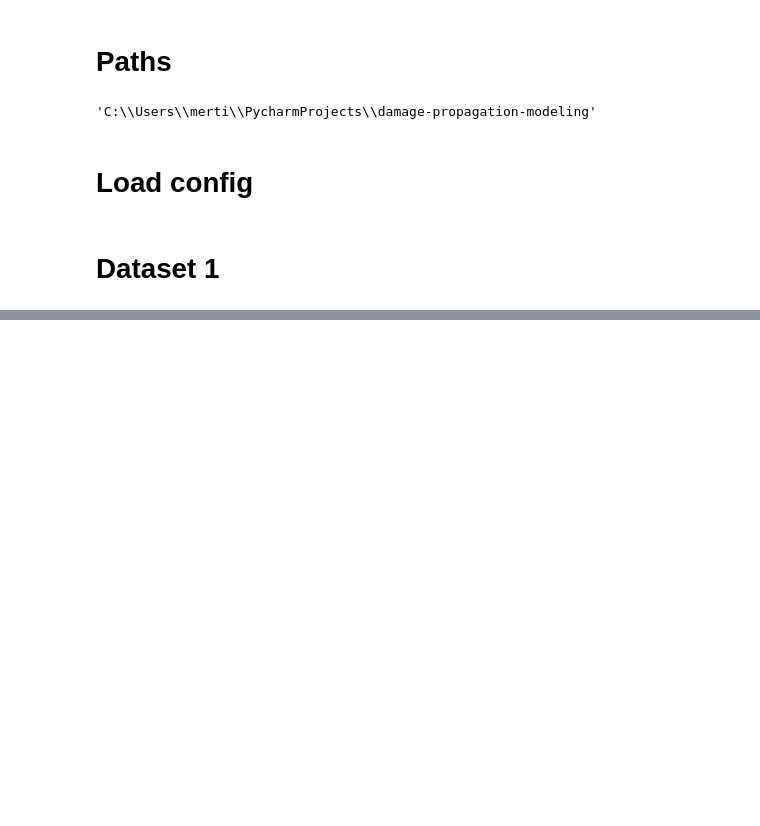
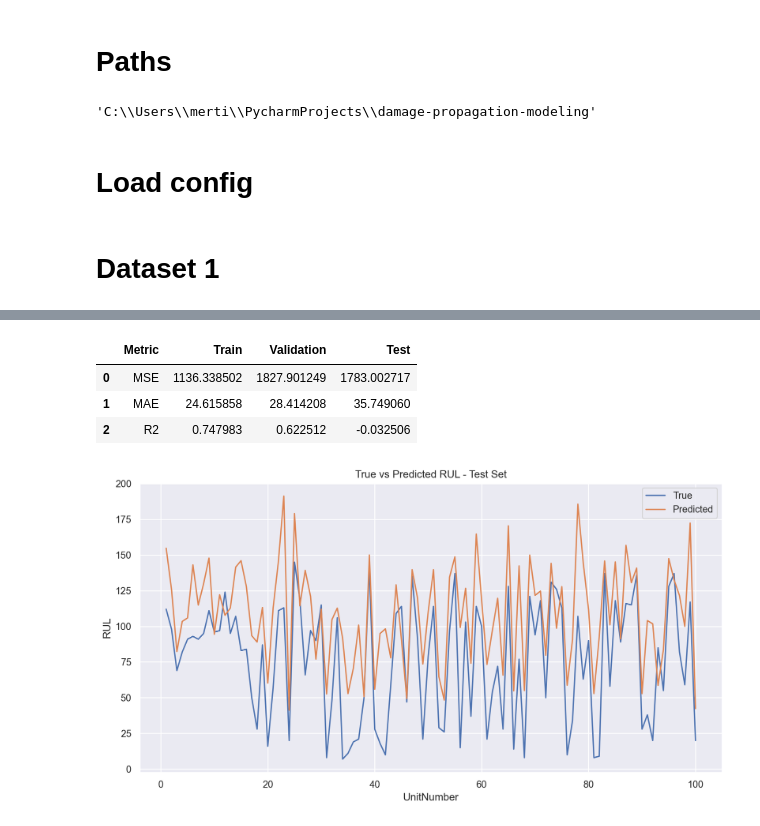
Before and after one commit to nina-prog/damage-propagation-modeling, a Jupyter notebook: notebooks/240528_nina_modelling.ipynb, the cells around one changed output, grey strips where cells are left out. Drawn from its saved outputs; the diff is of its cells as text; code cells hidden in the pictures; blank space fills up the shorter version.

```diff
--- a/notebooks/240528_nina_modelling.ipynb
+++ b/notebooks/240528_nina_modelling.ipynb
@@ -152,0 +171,8 @@ X_train_scaled.shape, X_val_scaled.shape, X_test_scaled.shape
+# %%
+# get feature importance scores
+feature_importances = rf.feature_importances_
+# select top k features
+top_k_indices = np.argsort(feature_importances)[::-1][:k]
+# get names of selected features
+rf_selected_features = [col for i, col in enumerate(X_train.columns) if i in top_k_indices]
+rf_selected_features
@@ -152,0 +206,5 @@ X_train_scaled.shape, X_val_scaled.shape, X_test_scaled.shape
+# %%
+# select features based on Random Forest feature importance
+X_train_selected = X_train_scaled[:, top_k_indices]
+X_val_selected = X_val_scaled[:, top_k_indices]
+X_test_selected = X_test_scaled[:, top_k_indices]
@@ -152,0 +221,5 @@ X_train_scaled.shape, X_val_scaled.shape, X_test_scaled.shape
+# %%
+%%time
+# initialize and fit TPOT regressor
+tpot = TPOTRegressor(generations=10, population_size=20, verbosity=2, random_state=42)
+tpot.fit(features=X_train_selected, target=y_train.to_numpy().flatten(), groups=X_train.index.get_level_values("UnitNumber").values)
@@ -152,0 +241,27 @@ X_train_scaled.shape, X_val_scaled.shape, X_test_scaled.shape
+# %%
+# evaluate and summarize in dataframe
+y_val_pred = tpot.predict(X_val_selected)
+y_test_pred = tpot.predict(X_test_selected)
+
+results = pd.DataFrame(columns=["Metric", "Train", "Validation", "Test"])
+results.loc[len(results)] = ["MSE", mean_squared_error(y_train, tpot.predict(X_train_selected)), mean_squared_error(y_val, y_val_pred), mean_squared_error(y_test, y_test_pred)]
+results.loc[len(results)] = ["MAE", mean_absolute_error(y_train, tpot.predict(X_train_selected)), mean_absolute_error(y_val, y_val_pred), mean_absolute_error(y_test, y_test_pred)]
+results.loc[len(results)] = ["R2", r2_score(y_train, tpot.predict(X_train_selected)), r2_score(y_val, y_val_pred), r2_score(y_test, y_test_pred)]
+results
+# %% [output]
+|  | Metric | Train | Validation | Test |
+| 0 | MSE | 1136.338502 | 1827.901249 | 1783.002717 |
+| 1 | MAE | 24.615858 | 28.414208 | 35.749060 |
+| 2 | R2 | 0.747983 | 0.622512 | -0.032506 |
+# %%
+# compare predict and true values of test set with sns
+fig = plt.figure(figsize=(12, 6))
+sns.lineplot(x=y_test.index.get_level_values("UnitNumber").values, y=y_test.values.flatten(), label="True")
+sns.lineplot(x=y_test.index.get_level_values("UnitNumber").values, y=y_test_pred, label="Predicted")
+plt.title("True vs Predicted RUL - Test Set")
+plt.xlabel("UnitNumber")
+plt.ylabel("RUL")
+plt.legend()
+plt.show()
+# %% [output]
+[figure, added]
```
Also changed, not shown: parts of 21 cells of this notebook, 2 other files.
